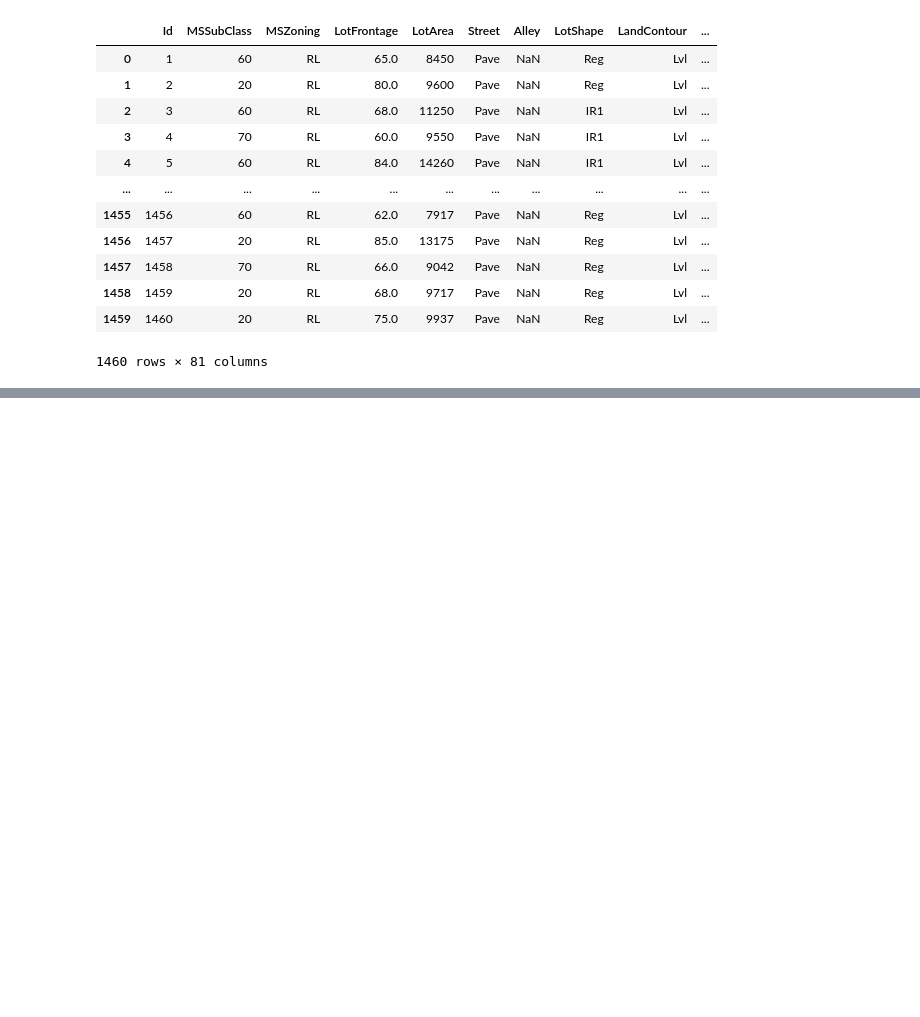
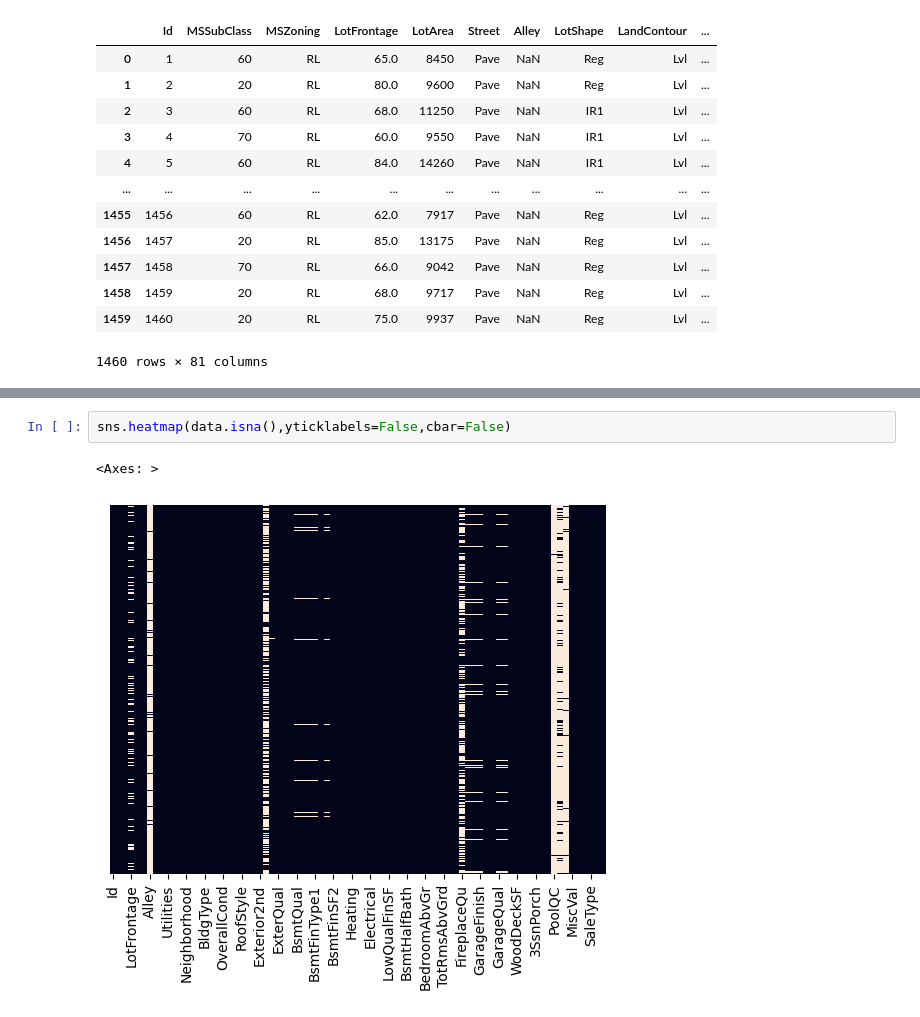
Before and after one commit to Dudul-99/Data-Science, a Jupyter notebook: house_prediction.ipynb, the cells around one changed output, grey strips where cells are left out. Drawn from its saved outputs; the diff is of its cells as text; blank space fills up the shorter version.

```diff
--- a/house_prediction.ipynb
+++ b/house_prediction.ipynb
@@ -31,0 +54,5 @@ data
+# %%
+sns.heatmap(data.isna(),yticklabels=False,cbar=False)
+# %% [output]
+<Axes: >
+[figure, added]
```
Also changed, not shown: parts of 9 cells of this notebook.
